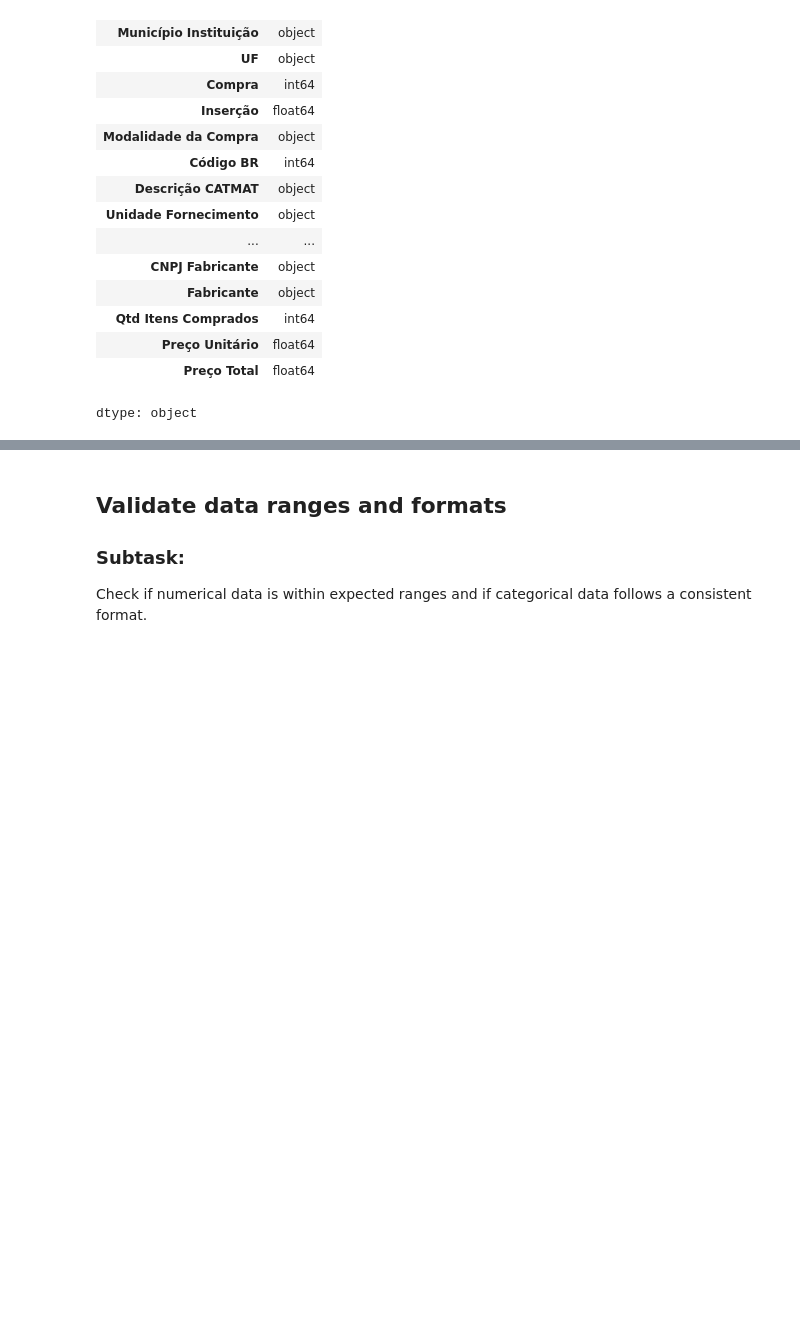
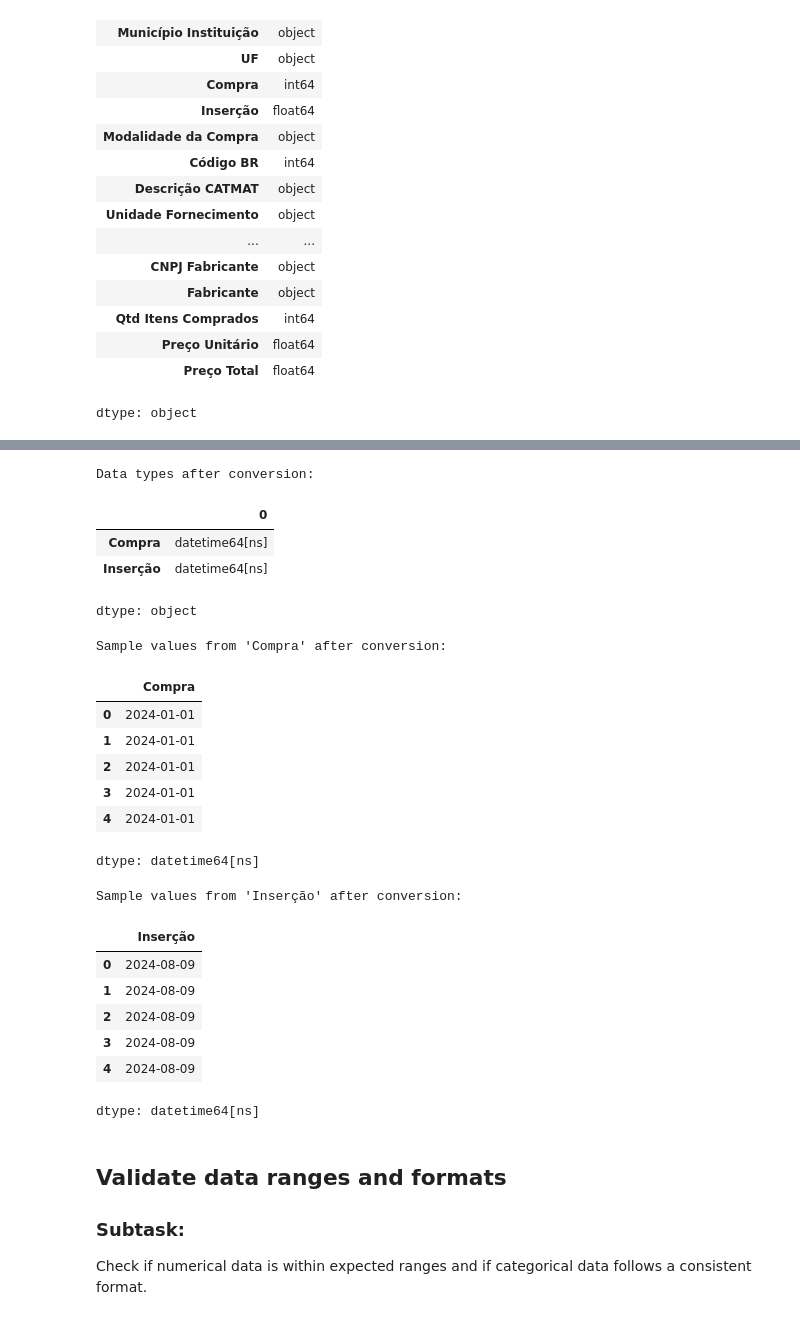
Before and after one commit to CaioSepulveda/Analysis_DataSUS_2024, a Jupyter notebook: DataSUS2024.ipynb, the cells around one changed output, grey strips where cells are left out. Cells and saved outputs as stored; diff of their text form; code cells hidden in the pictures; blank space fills up the shorter version.

```diff
--- a/DataSUS2024.ipynb
+++ b/DataSUS2024.ipynb
@@ -171,3 +211,38 @@ dtype: object
+# %%
+# Convert 'Compra' and 'Inserção' to datetime objects
+dados['Compra'] = pd.to_datetime(dados['Compra'], origin='1899-12-30', unit='D')
+dados['Inserção'] = pd.to_datetime(dados['Inserção'], origin='1899-12-30', unit='D', errors='coerce')
+
+print("Data types after conversion:")
+display(dados[['Compra', 'Inserção']].dtypes)
+
+print("\nSample values from 'Compra' after conversion:")
+display(dados['Compra'].head())
+
+print("\nSample values from 'Inserção' after conversion:")
+display(dados['Inserção'].head())
+# %% [output]
+Data types after conversion:
+|  | 0 |
+| Compra | datetime64[ns] |
+| Inserção | datetime64[ns] |
+dtype: object
+Sample values from 'Compra' after conversion:
+|  | Compra |
+| 0 | 2024-01-01 |
+| 1 | 2024-01-01 |
+| 2 | 2024-01-01 |
+| 3 | 2024-01-01 |
+| 4 | 2024-01-01 |
+dtype: datetime64[ns]
+Sample values from 'Inserção' after conversion:
+|  | Inserção |
+| 0 | 2024-08-09 |
+| 1 | 2024-08-09 |
+| 2 | 2024-08-09 |
+| 3 | 2024-08-09 |
+| 4 | 2024-08-09 |
+dtype: datetime64[ns]
 # %% [markdown]
 ## Validate data ranges and formats
 
```
Also changed, not shown: parts of 3 cells of this notebook.
